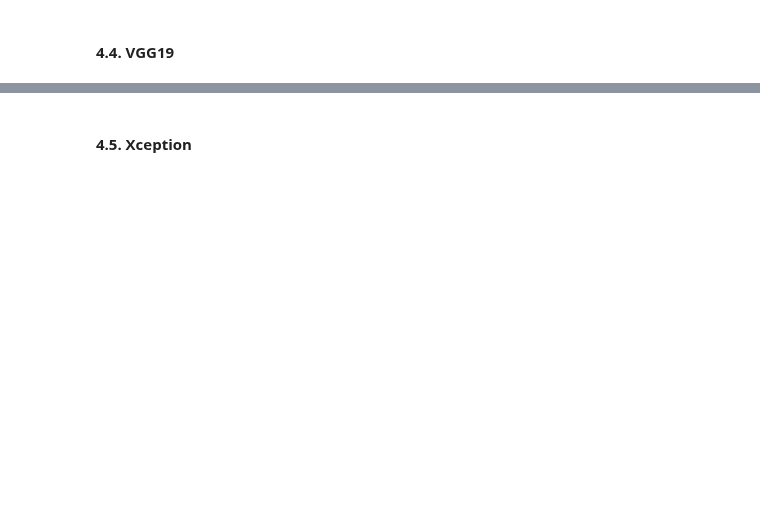
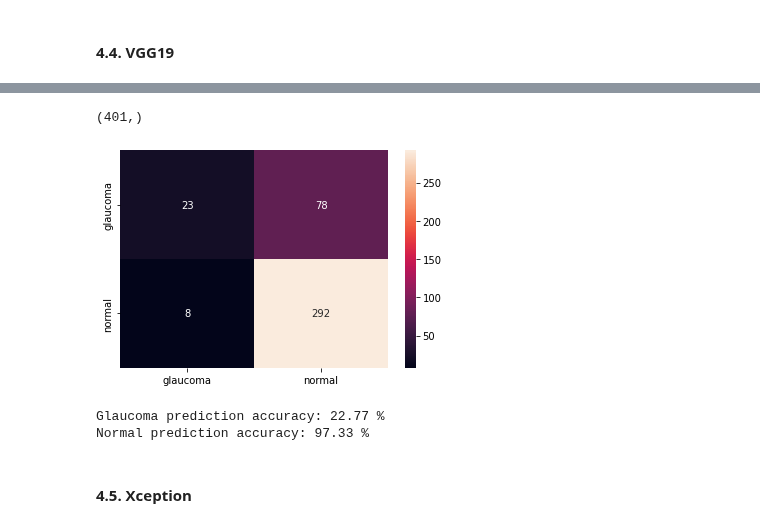
Before and after one commit to sabinagio/do-you-see-what-AI-see, a Jupyter notebook: scripts/4-acrima-models-evaluation.ipynb, the cells around one changed output, grey strips where cells are left out. Saved outputs shown, nothing was run; the diff lists cells and outputs as text; code cells hidden in the pictures; blank space fills up the shorter version.

```diff
--- a/scripts/4-acrima-models-evaluation.ipynb
+++ b/scripts/4-acrima-models-evaluation.ipynb
@@ -159,0 +210,5 @@ draw_conf_matrix(y_test, y_test_pred)
+# %%
+X, y = get_testing_data([kaggle_g_dir, kaggle_n_dir], (224, 224))
+# %%
+y_pred = vgg16_model.predict(X, batch_size=20)
+print(y_pred[:10])
@@ -160,3 +226,14 @@ draw_conf_matrix(y_test, y_test_pred)
+# %%
+y_pred_conv = convert_predictions(y_pred)
+y_pred_conv.shape
+# %% [output]
+(401,)
+# %%
+draw_conf_matrix(y, y_pred_conv)
+# %% [output]
+[figure, added]
+Glaucoma prediction accuracy: 22.77 %
+Normal prediction accuracy: 97.33 %
 # %% [markdown]
 #### 4.5. Xception
 # %%
```
Also changed, not shown: parts of 57 cells of this notebook.
